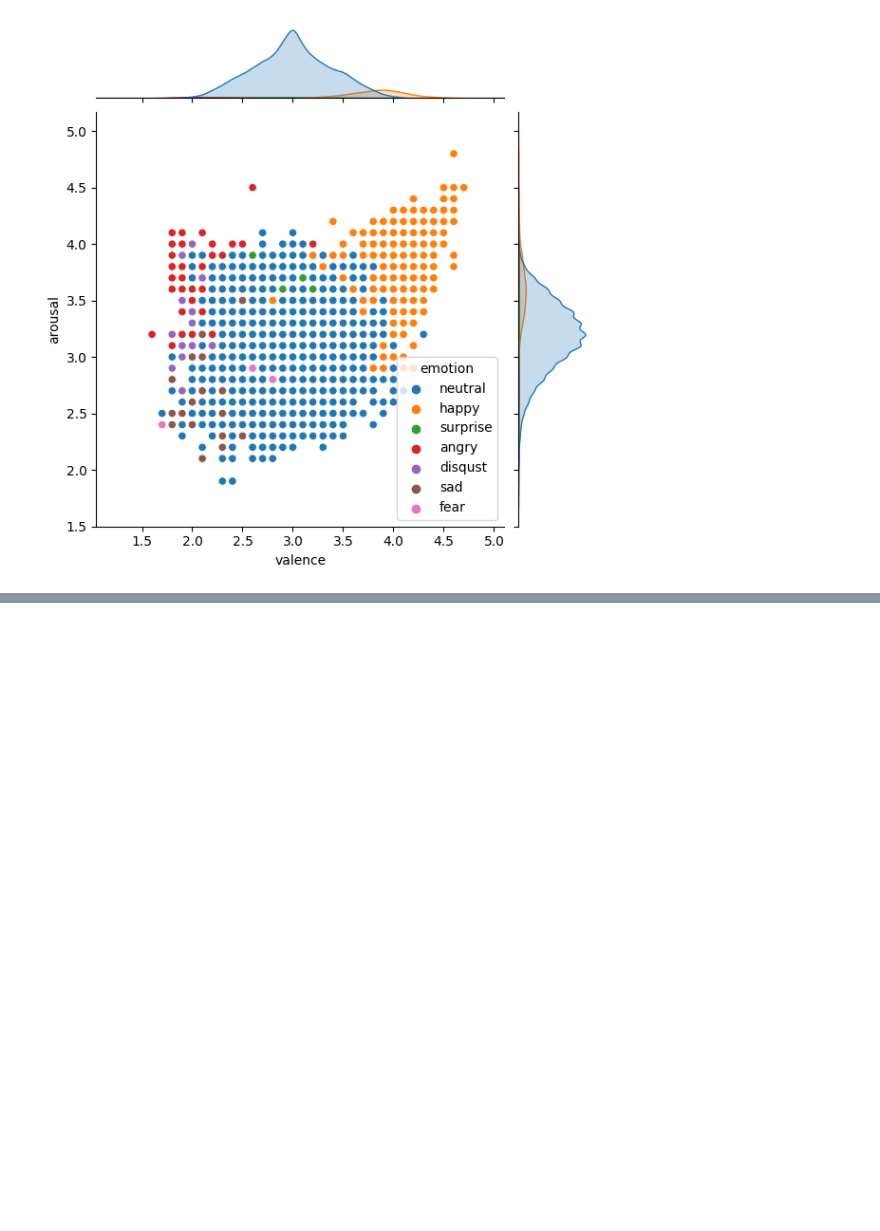
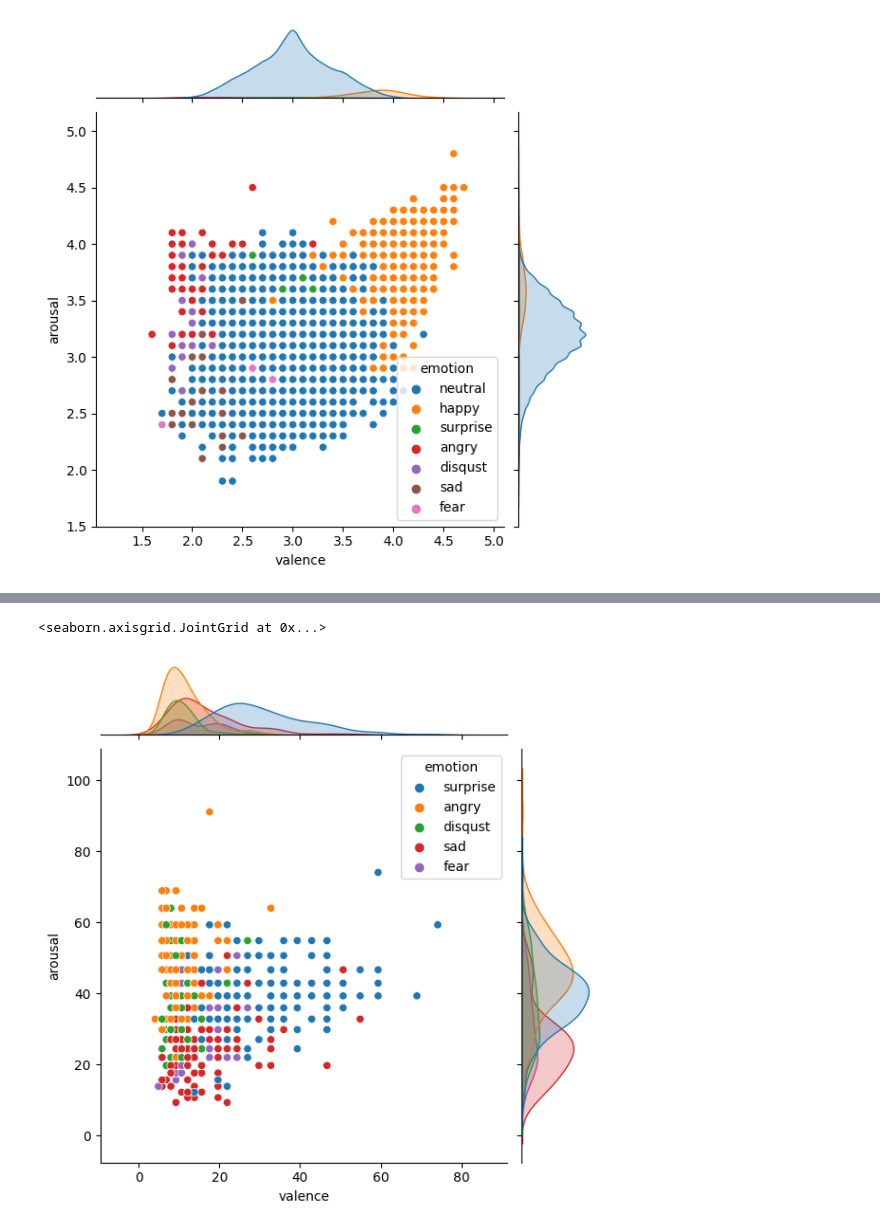
Before and after one commit to ARP-Lab/multi_modal, a Jupyter notebook: model/Clustering.ipynb, the cells around one changed output, grey strips where cells are left out. Saved outputs shown, nothing was run; the diff lists cells and outputs as text; code cells hidden in the pictures; blank space fills up the shorter version.

```diff
--- a/model/Clustering.ipynb
+++ b/model/Clustering.ipynb
@@ -119,0 +175,5 @@ sns.jointplot(x='valence', y='arousal', data=eva_df.iloc[several_target_index[1]
+# %%
+sns.jointplot(x='valence', y='arousal', data=t_eva_df_single[(t_eva_df_single['emotion'] != 'neutral') & (t_eva_df_single['emotion'] != 'happy') ], hue='emotion')
+# %% [output]
+<seaborn.axisgrid.JointGrid at 0x...>
+[figure, added]
```
Also changed, not shown: parts of 21 cells of this notebook, 3 other files.
